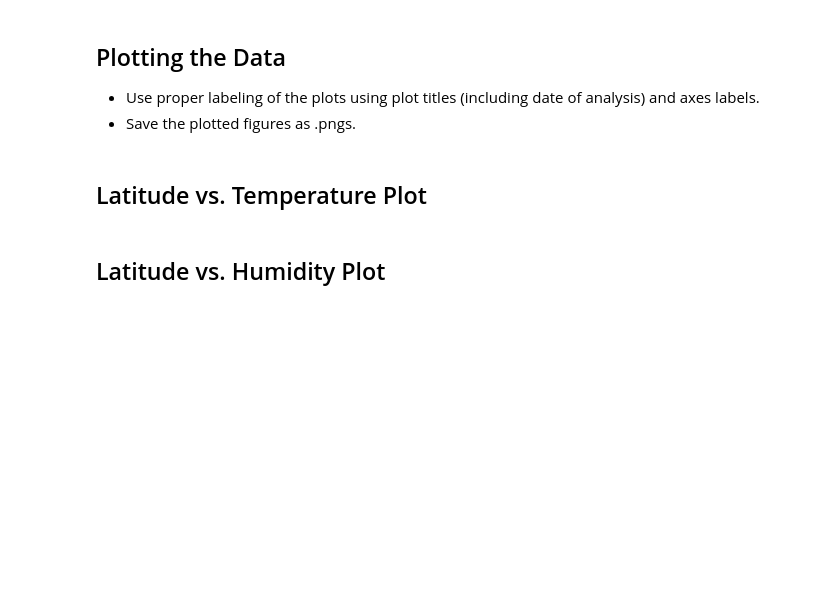
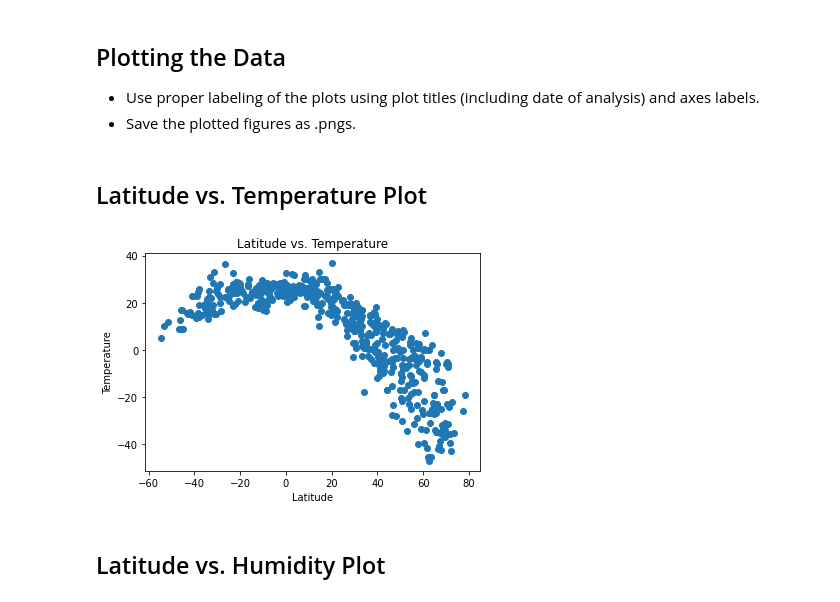
Before and after one commit to amunyhub/python-api-challenge, a Jupyter notebook: WeatherPy/WeatherPy.ipynb, the cells around one changed output. Drawn from its saved outputs; the diff is of its cells as text; code cells hidden in the pictures; blank space fills up the shorter version.

Commit message:
first scatter plots and csv

```diff
--- a/WeatherPy/WeatherPy.ipynb
+++ b/WeatherPy/WeatherPy.ipynb
@@ -198,11 +191,14 @@ Skip this step if there are no cities that have humidity > 100%.
 # %%
 x_values=weather_df['Lat']
 y_values=weather_df['Temp']
 plt.scatter(x_values,y_values)
 plt.xlabel('Latitude')
 plt.ylabel('Temperature')
+plt.title('Latitude vs. Temperature')
 plt.show()
 #Print(add a sentence here)
+# %% [output]
+[figure, added]
 # %% [markdown]
 ## Latitude vs. Humidity Plot
 # %%
```
Also changed, not shown: parts of 10 cells of this notebook, 1 other file.
